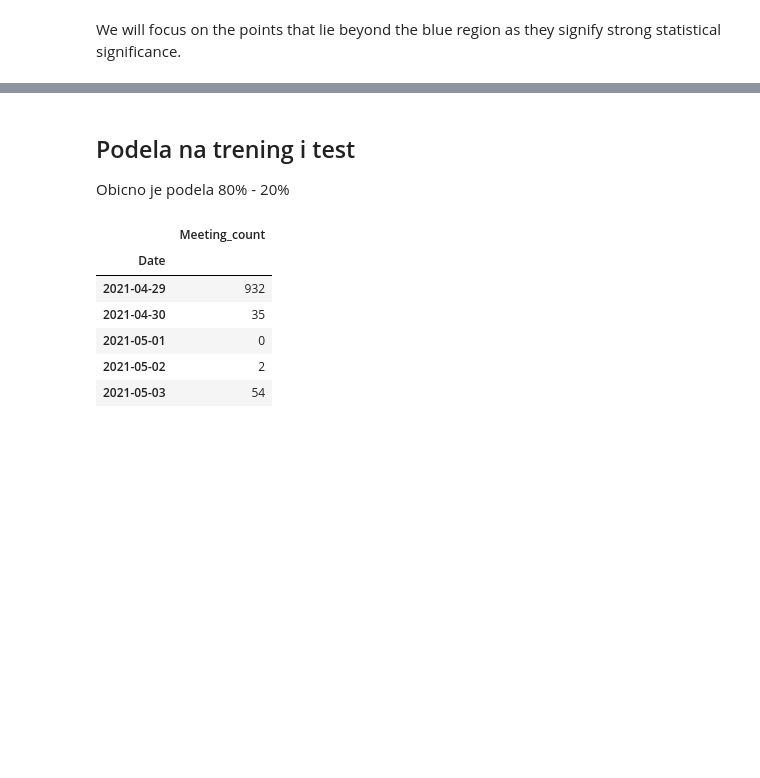
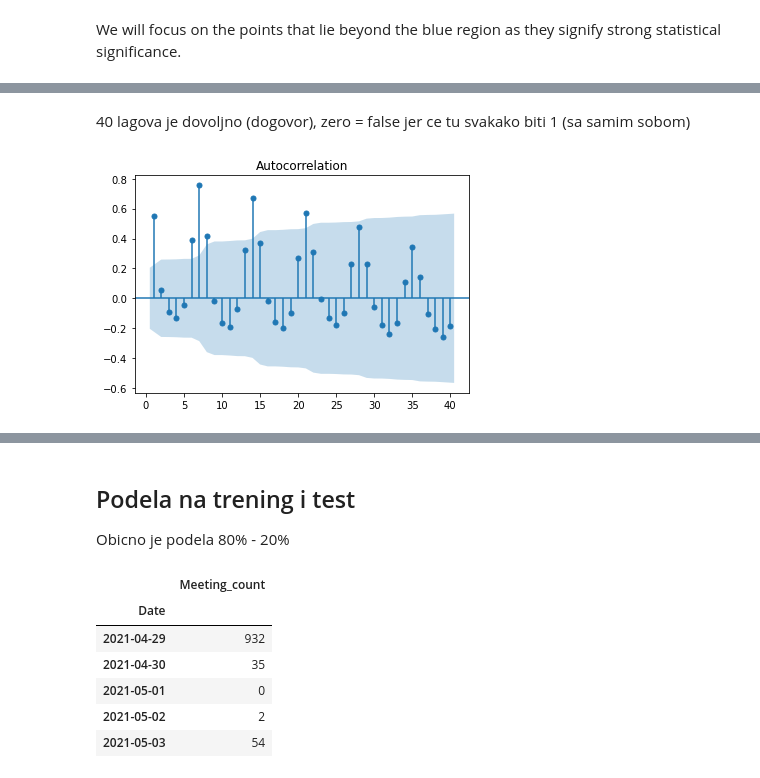
Before and after one commit to Anakin2012/Webex_Time_Series, a Jupyter notebook: webex_time_series.ipynb, the cells around one changed output, grey strips where cells are left out. Cells and saved outputs as stored; diff of their text form; code cells hidden in the pictures; blank space fills up the shorter version.

```diff
--- a/webex_time_series.ipynb
+++ b/webex_time_series.ipynb
@@ -402,0 +446,7 @@ plt.show()
+# %% [markdown]
+40 lagova je dovoljno (dogovor), zero = false jer ce tu svakako biti 1 (sa samim sobom)
+# %%
+sgt.plot_acf(ts_mam, lags=40, zero=False)
+plt.show()
+# %% [output]
+[figure, added]
```
Also changed, not shown: parts of 58 cells of this notebook.
